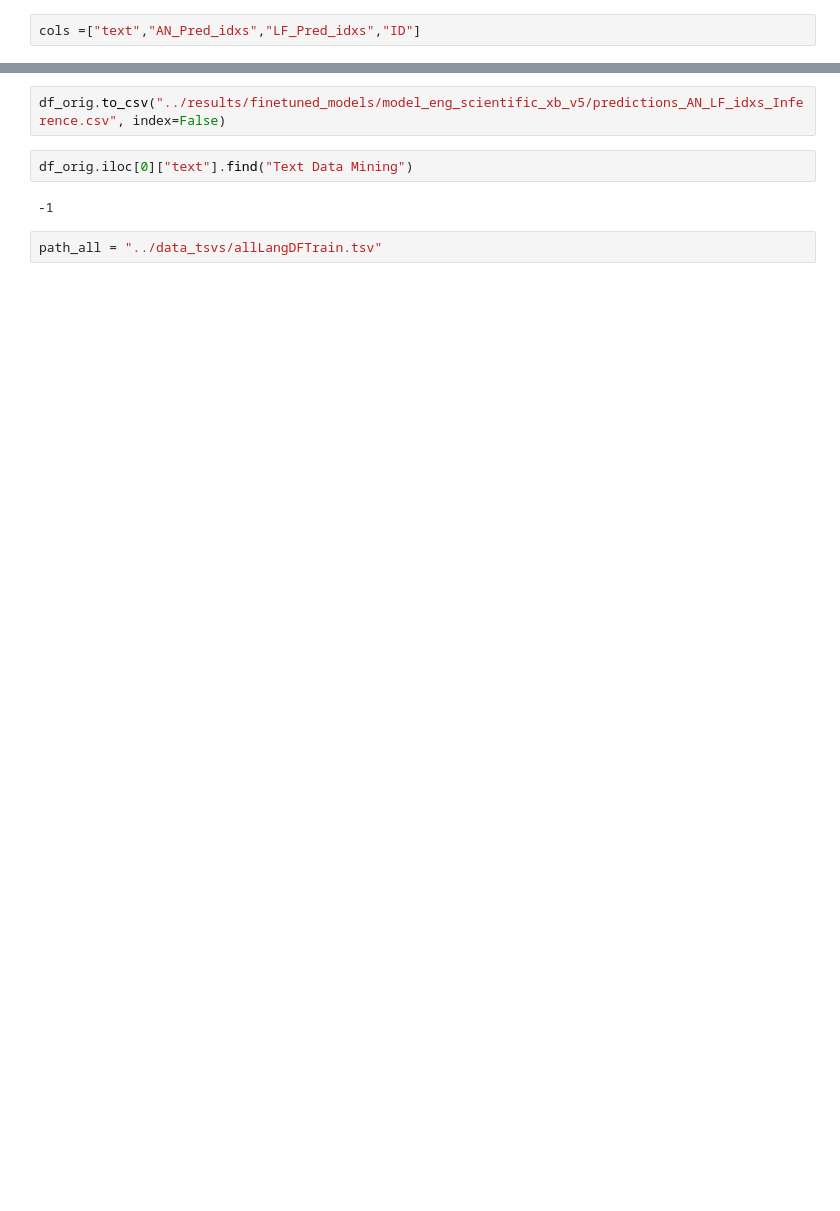
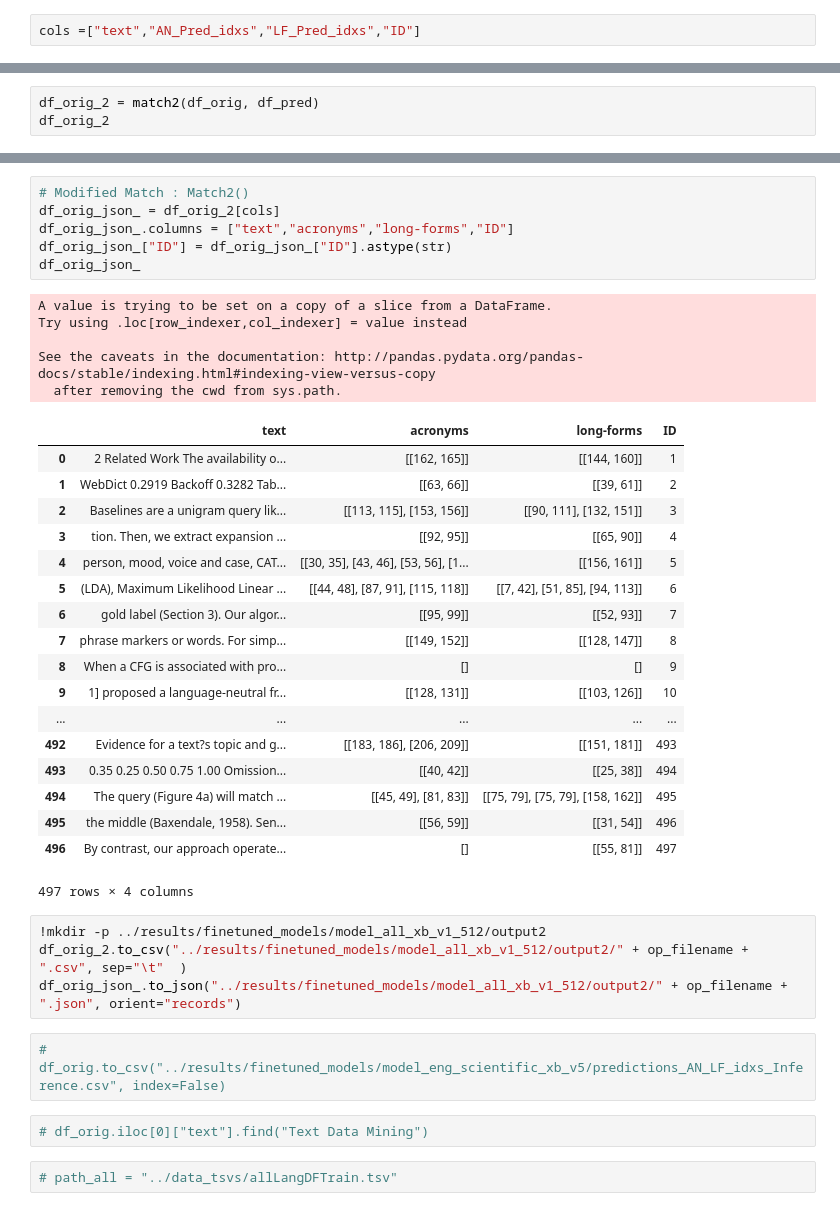
Before and after one commit to dipteshkanojia/PR-AAAI22-SDU-ST1-AE, a Jupyter notebook: nbs/1-Data-Post-Processing.ipynb, the cells around one changed output, grey strips where cells are left out. Cells and saved outputs as stored; diff of their text form; blank space fills up the shorter version.

```diff
--- a/nbs/1-Data-Post-Processing.ipynb
+++ b/nbs/1-Data-Post-Processing.ipynb
@@ -244,0 +367,3 @@ df_orig_json.to_json("../results/finetuned_models/model_eng_all_scientific_xb_v1
+# %%
+df_orig_2 = match2(df_orig, df_pred)
+df_orig_2
@@ -245,9 +389,41 @@ df_orig_json.to_json("../results/finetuned_models/model_eng_all_scientific_xb_v1
+# %%
+# Modified Match : Match2()
+df_orig_json_ = df_orig_2[cols]
+df_orig_json_.columns = ["text","acronyms","long-forms","ID"]
+df_orig_json_["ID"] = df_orig_json_["ID"].astype(str)
+df_orig_json_
+# %% [output]
+A value is trying to be set on a copy of a slice from a DataFrame.
+Try using .loc[row_indexer,col_indexer] = value instead
+
+See the caveats in the documentation: http://pandas.pydata.org/pandas-docs/stable/indexing.html#indexing-view-versus-copy
+  after removing the cwd from sys.path.
+|  | text | acronyms | long-forms | ID |
+| 0 | 2 Related Work The availability o... | [[162, 165]] | [[144, 160]] | 1 |
+| 1 | WebDict 0.2919 Backoff 0.3282 Tab... | [[63, 66]] | [[39, 61]] | 2 |
+| 2 | Baselines are a unigram query lik... | [[113, 115], [153, 156]] | [[90, 111], [132, 151]] | 3 |
+| 3 | tion. Then, we extract expansion ... | [[92, 95]] | [[65, 90]] | 4 |
+| 4 | person, mood, voice and case, CAT... | [[30, 35], [43, 46], [53, 56], [1... | [[156, 161]] | 5 |
+| 5 | (LDA), Maximum Likelihood Linear ... | [[44, 48], [87, 91], [115, 118]] | [[7, 42], [51, 85], [94, 113]] | 6 |
+| 6 | gold label (Section 3). Our algor... | [[95, 99]] | [[52, 93]] | 7 |
+| 7 | phrase markers or words. For simp... | [[149, 152]] | [[128, 147]] | 8 |
+| 8 | When a CFG is associated with pro... | [] | [] | 9 |
+| 9 | 1] proposed a language-neutral fr... | [[128, 131]] | [[103, 126]] | 10 |
+| ... | ... | ... | ... | ... |
+| 492 | Evidence for a text?s topic and g... | [[183, 186], [206, 209]] | [[151, 181]] | 493 |
+| 493 | 0.35 0.25 0.50 0.75 1.00 Omission... | [[40, 42]] | [[25, 38]] | 494 |
+| 494 | The query (Figure 4a) will match ... | [[45, 49], [81, 83]] | [[75, 79], [75, 79], [158, 162]] | 495 |
+| 495 | the middle (Baxendale, 1958). Sen... | [[56, 59]] | [[31, 54]] | 496 |
+| 496 | By contrast, our approach operate... | [] | [[55, 81]] | 497 |
+497 rows × 4 columns
+# %%
+!mkdir -p ../results/finetuned_models/model_all_xb_v1_512/output2
+df_orig_2.to_csv("../results/finetuned_models/model_all_xb_v1_512/output2/" + op_filename + ".csv", sep="\t"  )
+df_orig_json_.to_json("../results/finetuned_models/model_all_xb_v1_512/output2/" + op_filename + ".json", orient="records")
 # %%
-df_orig.to_csv("../results/finetuned_models/model_eng_scientific_xb_v5/predictions_AN_LF_idxs_Inference.csv", index=False)
+# df_orig.to_csv("../results/finetuned_models/model_eng_scientific_xb_v5/predictions_AN_LF_idxs_Inference.csv", index=False)
 # %%
-df_orig.iloc[0]["text"].find("Text Data Mining")
+# df_orig.iloc[0]["text"].find("Text Data Mining")
-# %% [output]
--1
 # %%
-path_all = "../data_tsvs/allLangDFTrain.tsv"
+# path_all = "../data_tsvs/allLangDFTrain.tsv"
 # %%
```
Also changed, not shown: parts of 20 cells of this notebook, 4 other files.
